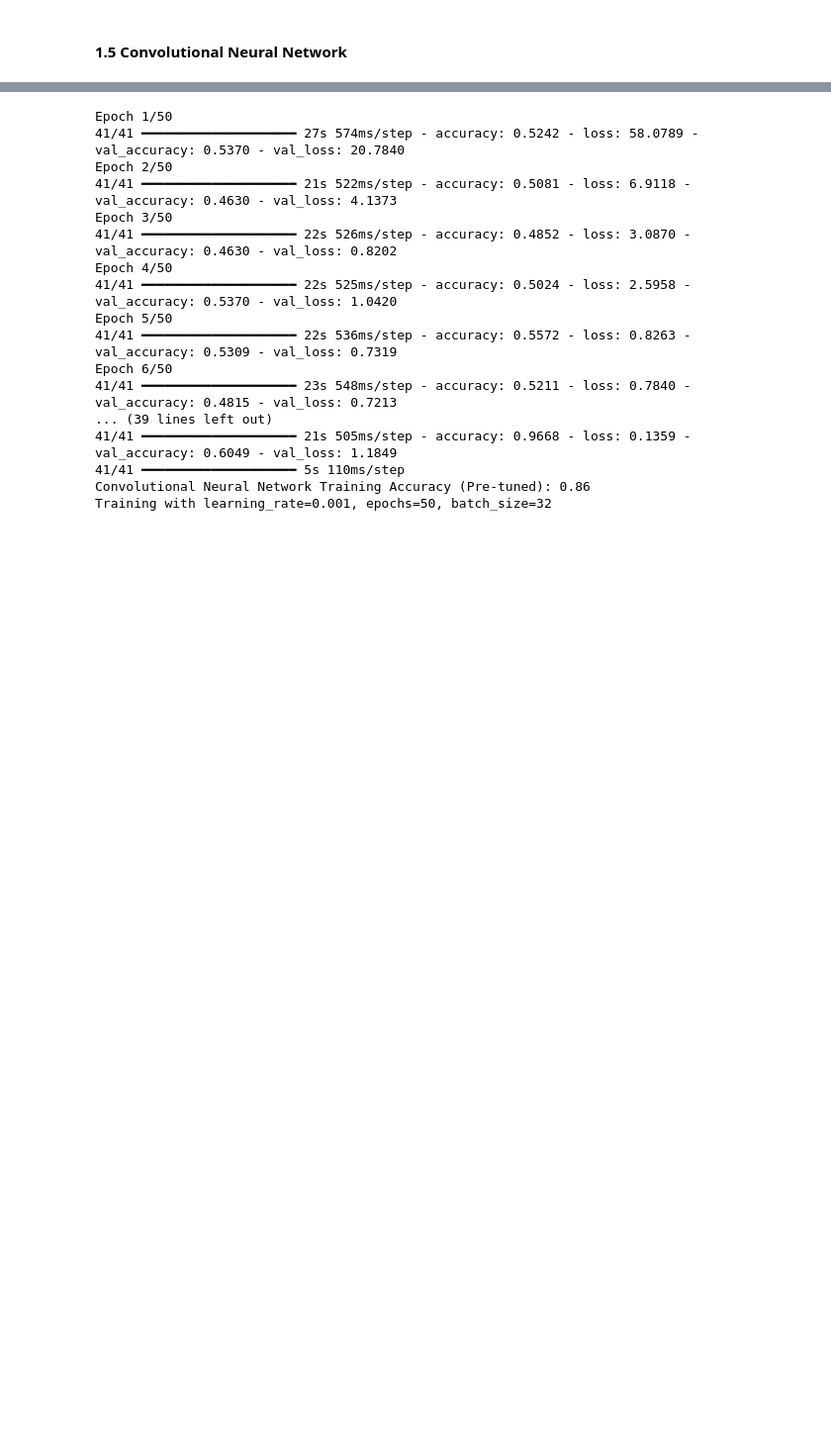
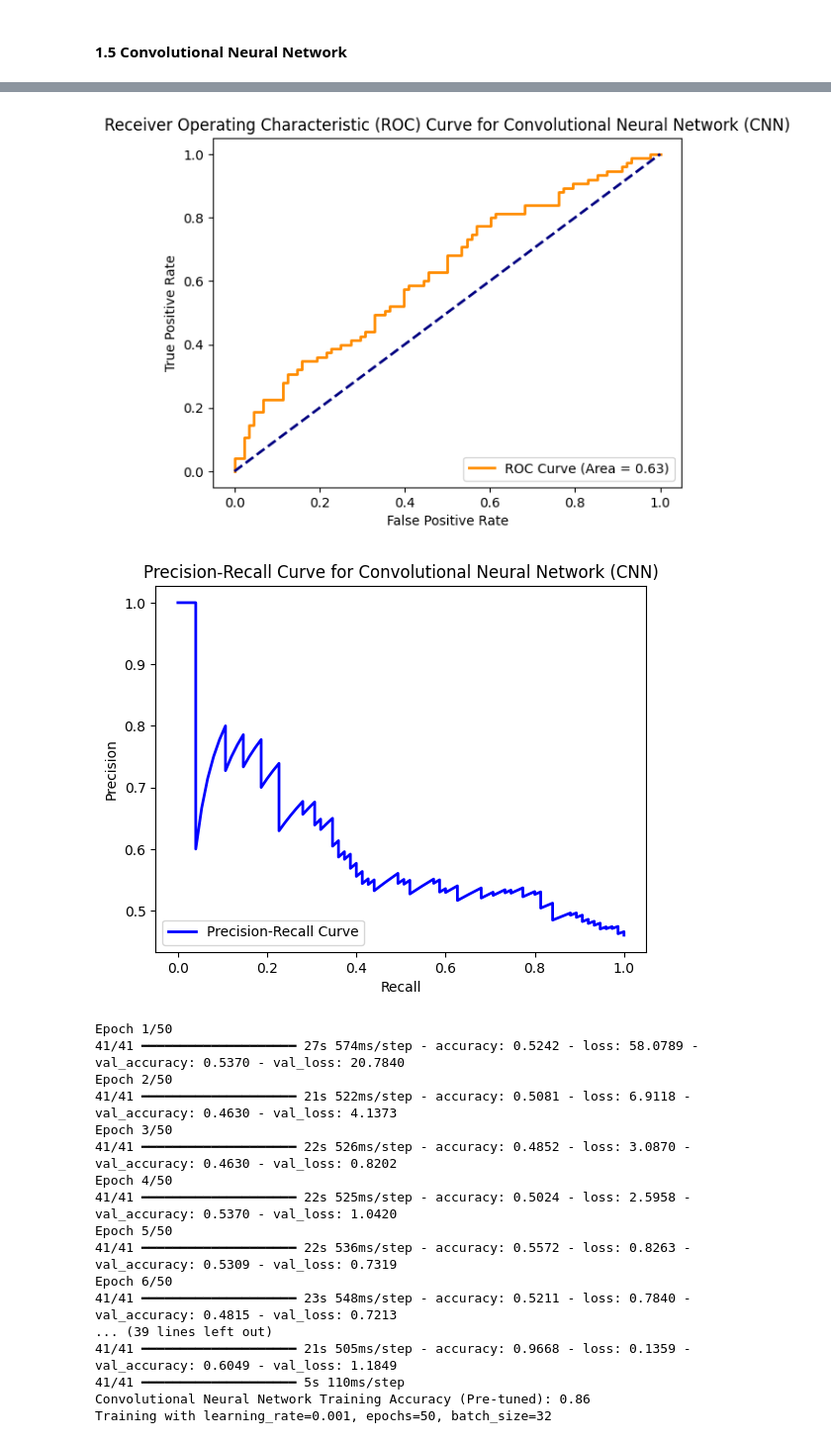
Before and after one commit to Alex-Mak-MCW/SpotifyDataScienceProject, a Jupyter notebook: Sentiment_Analysis/CompleteSentimentAnalysisCodebase.ipynb, the cells around one changed output, grey strips where cells are left out. Shown at 99% size. Drawn from its saved outputs; the diff is of its cells as text; code cells hidden in the pictures; blank space fills up the shorter version.

```diff
--- a/Sentiment_Analysis/CompleteSentimentAnalysisCodebase.ipynb
+++ b/Sentiment_Analysis/CompleteSentimentAnalysisCodebase.ipynb
@@ -1236,0 +1268,7 @@ plt.show()
+# %%
+# data splitting (with options)
+from sklearn.model_selection import train_test_split
+
+# Split data into training, validation, and testing sets
+X_train, X_test, y_train, y_test = train_test_split(x, y, test_size=0.2, random_state=42)
+X_val, X_test, y_val, y_test = train_test_split(X_test, y_test, test_size=0.5, random_state=42)
@@ -1236,0 +1410,13 @@ plt.show()
+# %%
+# Load the best model saved during training
+CNN_best_model = tf.keras.models.load_model('best_CNN_model.keras')
+
+# Evaluate post-tuning model on training data
+CNN_y_train_pred_tuned = (CNN_best_model.predict(X_train) > 0.5).astype("int32")
+CNN_train_accuracy_posttuned = accuracy_score(y_train, CNN_y_train_pred_tuned)
+print(f"Convolutional Neural Network Training Accuracy (Post-tuned): {CNN_train_accuracy_posttuned:.2f}")
+
+# Evaluate post-tuning model on test data
+CNN_y_test_pred = (CNN_best_model.predict(X_test) > 0.5).astype("int32")
+CNN_test_accuracy = accuracy_score(y_test, CNN_y_test_pred)
+print(f"Convolutional Neural Network Testing Accuracy: {CNN_test_accuracy:.2f}")
@@ -1236,0 +1467,25 @@ plt.show()
+# %%
+# ROC Curve
+CNN_y_scores = CNN_best_model.predict(X_test)
+fpr, tpr, thresholds = roc_curve(y_test, CNN_y_scores)
+roc_auc = auc(fpr, tpr)
+plt.figure()
+plt.plot(fpr, tpr, color='darkorange', lw=2, label='ROC Curve (Area = %0.2f)' % roc_auc)
+plt.plot([0, 1], [0, 1], color='navy', lw=2, linestyle='--')
+plt.xlabel('False Positive Rate')
+plt.ylabel('True Positive Rate')
+plt.title('Receiver Operating Characteristic (ROC) Curve for Convolutional Neural Network (CNN)')
+plt.legend(loc="lower right")
+plt.savefig("CNN_roc_curve.png")
+
+# Precision-Recall Curve
+precision, recall, thresholds = precision_recall_curve(y_test, CNN_y_scores)
+plt.figure()
+plt.plot(recall, precision, color='blue', lw=2, label='Precision-Recall Curve')
+plt.xlabel('Recall')
+plt.ylabel('Precision')
+plt.title('Precision-Recall Curve for Convolutional Neural Network (CNN)')
+plt.legend(loc="lower left")
+plt.savefig("CNN_precision_recall_curve.png")
+plt.show()
+# %% [output]
@@ -1236,0 +1493,2 @@ plt.show()
+[figure, added]
+[figure, added]
```
Also changed, not shown: parts of 15 cells of this notebook.
